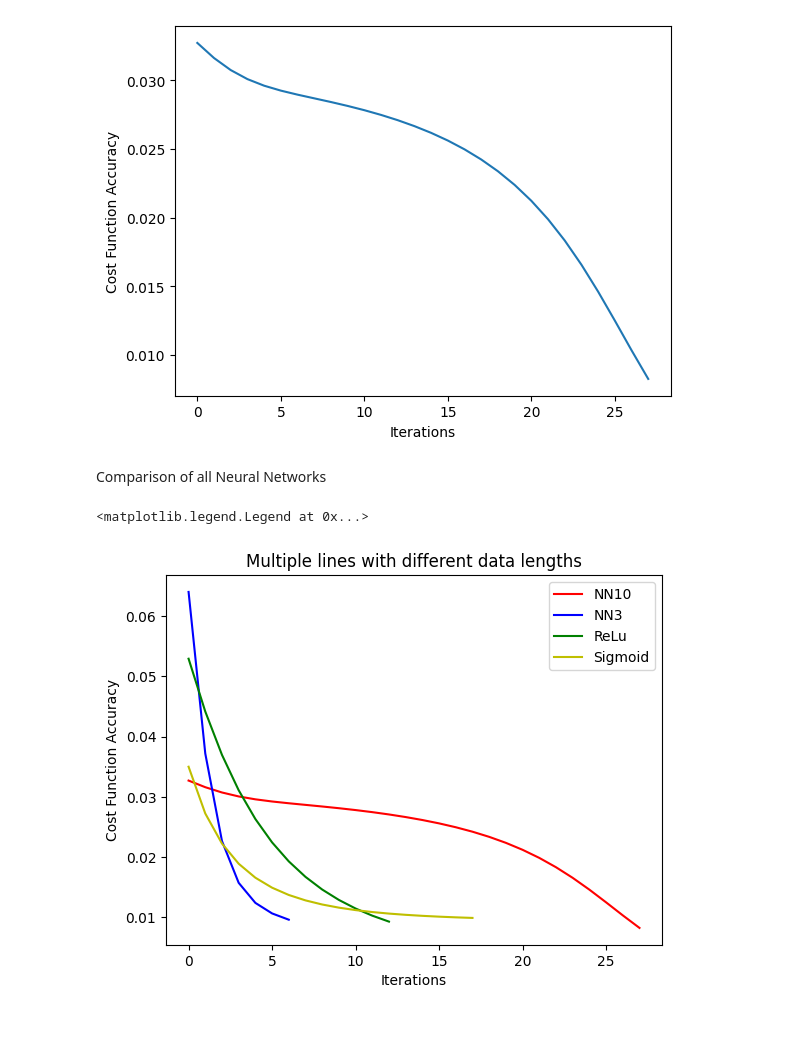
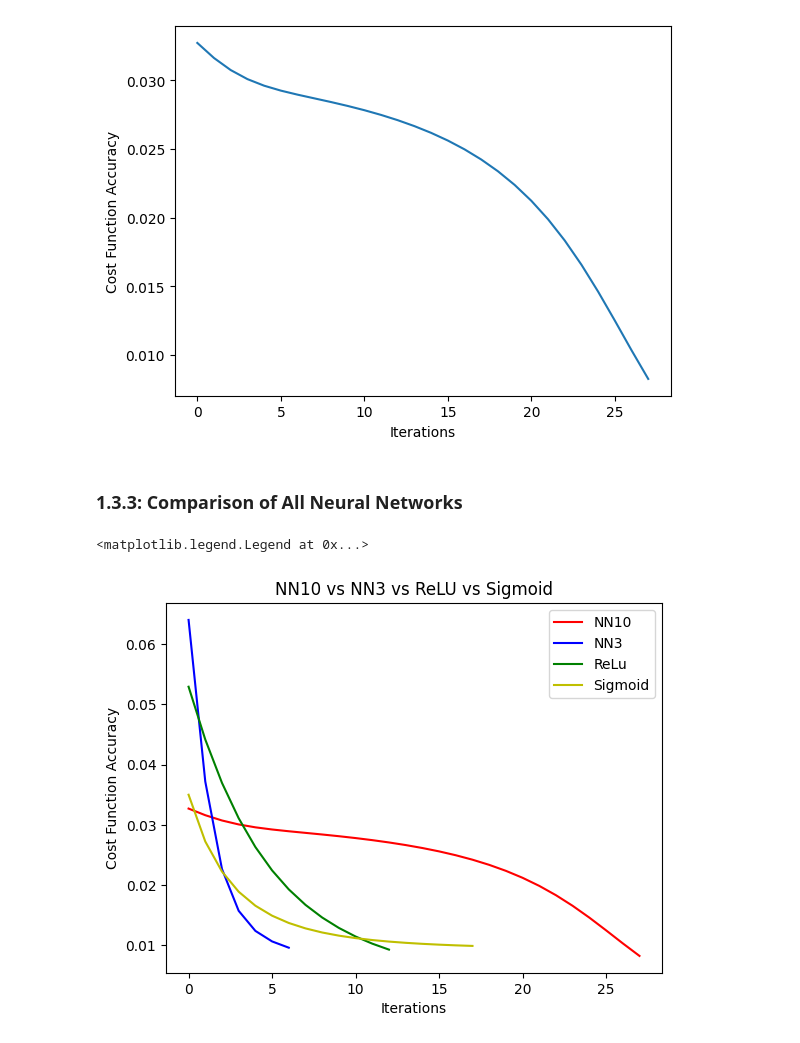
Before and after one commit to tyler-sales/cogsci131, a Jupyter notebook: NeuralNetsSummer23.ipynb, the cells around one changed output. Cells and saved outputs as stored; diff of their text form; code cells hidden in the pictures.

Commit message:
Fixed Titles in 1.3

```diff
--- a/NeuralNetsSummer23.ipynb
+++ b/NeuralNetsSummer23.ipynb
@@ -555,25 +555,25 @@ Predicted: [[0.86351597]
  [0.88521366]]
 Text(0, 0.5, 'Cost Function Accuracy')
 [figure]
-# %% [markdown]
-Comparison of all Neural Networks
+# %% [markdown]
+### 1.3.3: Comparison of All Neural Networks
 # %%
 #x_axis = np.arange(0, max([iterations_NN10, iterations_NN3, iterations_relu, iterations_sigmoid]) + 1)
 
 # Create a single figure and axes
 fig, ax = plt.subplots()
 
 # Plot the first line
 ax.plot(np.arange(0, iterations_NN10 + 1), cfa_NN10, label='NN10', color='r')
 ax.plot(np.arange(0, iterations_NN3 + 1), cfa_NN3, label='NN3', color='b')
 ax.plot(np.arange(0, iterations_relu + 1), cfa_relu, label='ReLu', color='g')
 ax.plot(np.arange(0, iterations_sigmoid + 1), cfa_sigmoid, label='Sigmoid', color='y')
 
 # Add labels, title, and legend
 ax.set_xlabel('Iterations')
 ax.set_ylabel('Cost Function Accuracy')
-ax.set_title('Multiple lines with different data lengths')
+ax.set_title('NN10 vs NN3 vs ReLU vs Sigmoid')
 ax.legend()
 # %% [output]
 <matplotlib.legend.Legend at 0x...>
-[figure, old version]
+[figure, new version]
```
